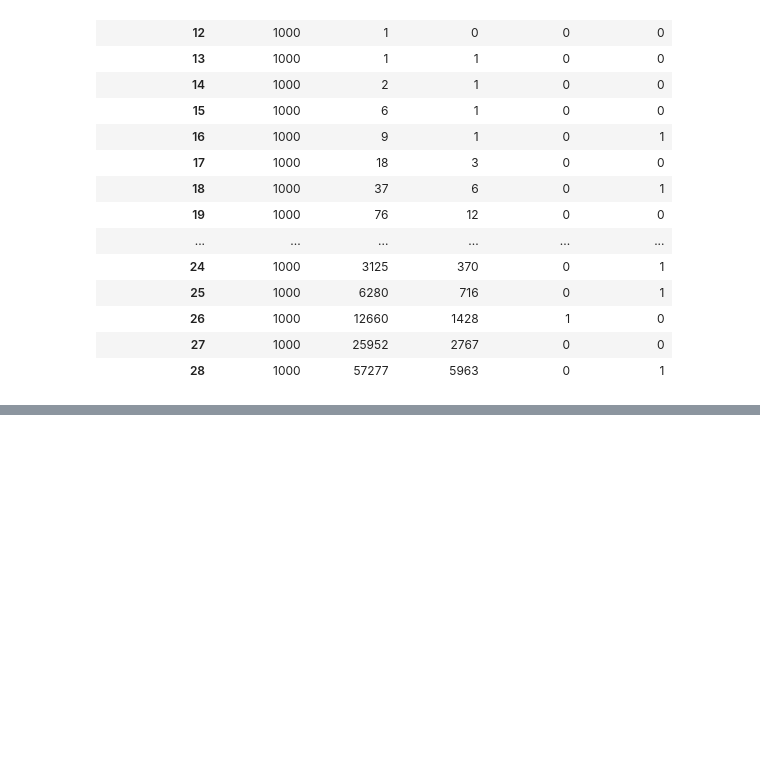
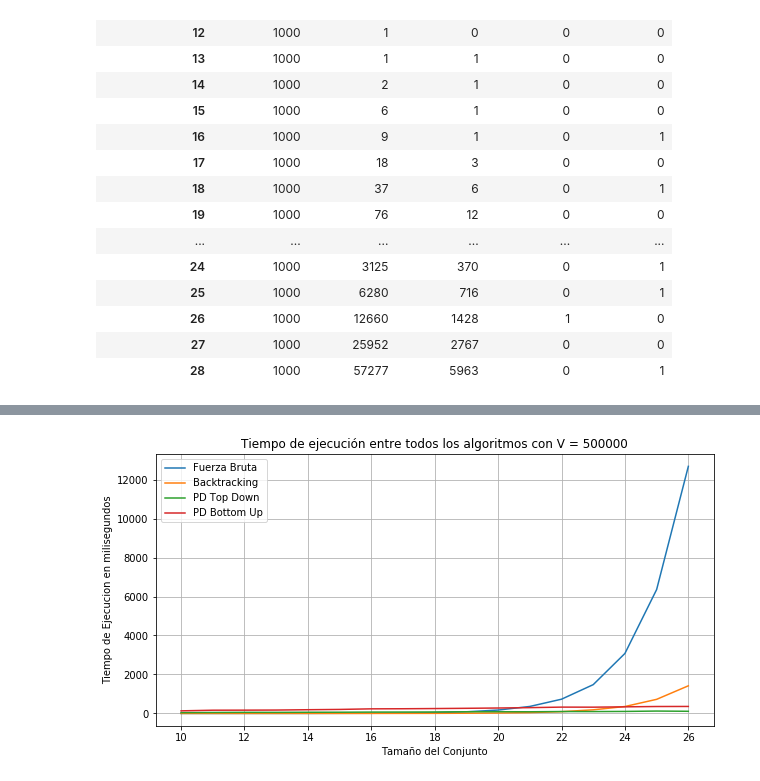
Before and after one commit to gonzalokun/AED3TP1, a Jupyter notebook: notebookTP.ipynb, the cells around one changed output, grey strips where cells are left out. Cells and saved outputs as stored; diff of their text form; code cells hidden in the pictures; blank space fills up the shorter version.

```diff
--- a/notebookTP.ipynb
+++ b/notebookTP.ipynb
@@ -35,0 +61,3 @@ Text(0,0.5,'Tiempo de Ejecucion en milisegundos')
+# %%
+tabla3 = pd.read_csv("./output.csv", index_col="Tamaño Conjunto")
+tabla3
@@ -35,0 +84,7 @@ Text(0,0.5,'Tiempo de Ejecucion en milisegundos')
+# %%
+graf3 = tabla3[[ "Fuerza Bruta", "Backtracking", "PD Top Down", "PD Bottom Up"]].plot(figsize=(10, 5), grid=True, title="Tiempo de ejecución entre todos los algoritmos con V = 500000")
+graf3.set_xlabel("Tamaño del Conjunto")
+graf3.set_ylabel("Tiempo de Ejecucion en milisegundos")
+plt.savefig("G3.pdf")
+# %% [output]
+[figure, added]
```
Also changed, not shown: parts of 9 cells of this notebook, 39 other files.
